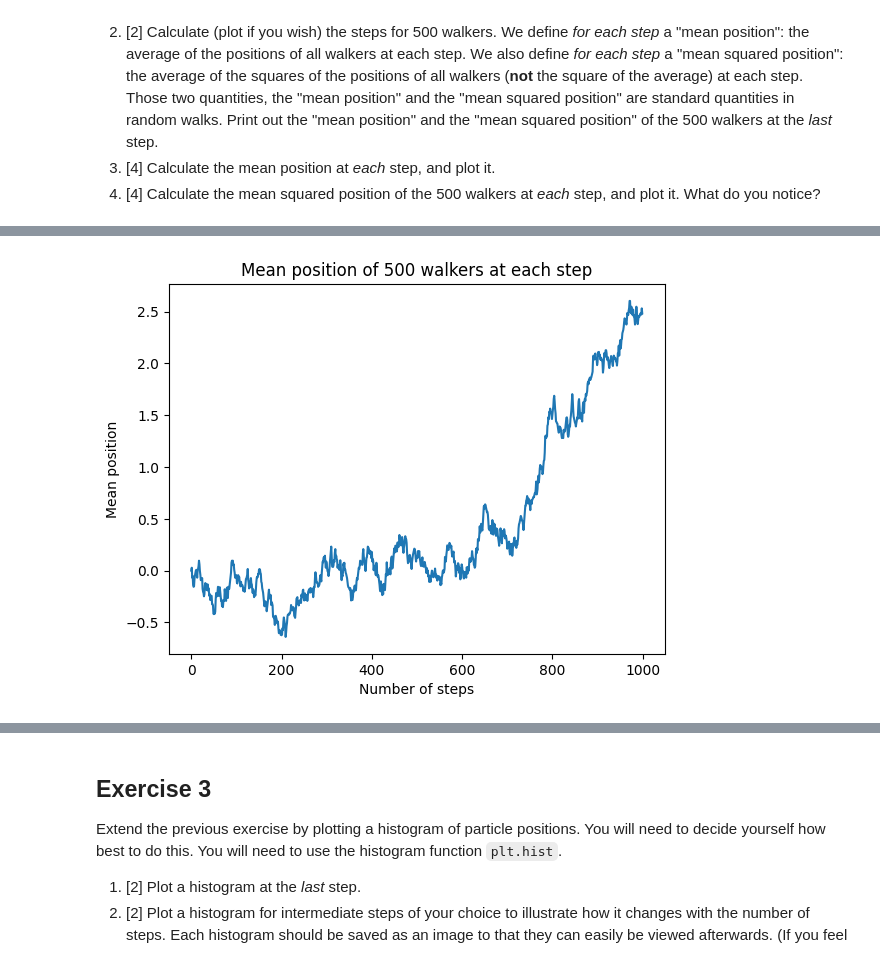
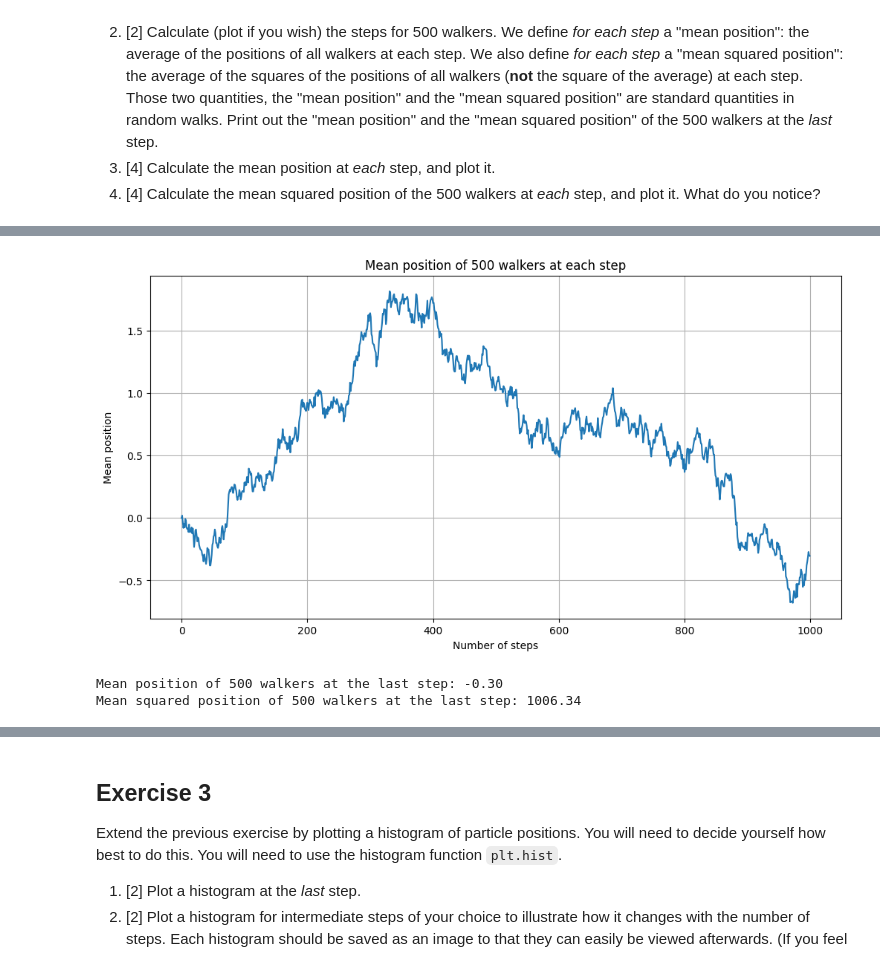
Before and after one commit to PX2145-2025/week-7-b-Finlay-Hall, a Jupyter notebook: Random_walk.ipynb, the cells around one changed output, grey strips where cells are left out. Drawn from its saved outputs; the diff is of its cells as text; code cells hidden in the pictures.

```diff
--- a/Random_walk.ipynb
+++ b/Random_walk.ipynb
@@ -107,33 +107,3 @@ Which you will fill with the `steps` of each `N` particles. You may find [week 6
  3. [4] Calculate the mean position at _each_ step, and plot it.
  4. [4] Calculate the mean squared position of the 500 walkers at _each_ step, and
 plot it. What do you notice?
-# %%
-def walk(steps, N):
-    '''
-    steps is the length of the 2-D random walk vector returned
-    '''
-    particles = np.zeros((steps, N), int)  # initialise the array of integers
-    x[0] = 0  # start at the origin
-    for i in range(1, len(x)):
-        rnd = random()  # rnd selected from [0,1)
-        # step left or right randomly ...
-        if (rnd<0.5):
-            x[i] = x[i-1] + 1  # steps right one unit
-        else:
-            x[i] = x[i-1] - 1 # steps left one unit
-    return x
-
-
-steps = 1000
-N = 10
-
-for steps in range(N): # use range function to plot for 10 walkers
-  position = walk(steps, N)
-  plt.plot(position)
-
-plt.xlabel('Number of steps')
-plt.ylabel('Position')
-plt.title('Position of 10 walkers')
-
-mean_last = np.average(particles, axis=1) # mean position at last
-mean_squared_last = np.average(particles**2, axis=1) # mean squared position at last
@@ -143,18 +131,23 @@ Text(0.5, 1.0, 'Position of 10 walkers')
 # %%
 steps = 1000
 N = 500
 
 particles = np.zeros((steps, N), int) # initialise the array of integers
 for j in range(N):
-    particles[:, j] = walk(steps, N)
+    particles[:, j] = walk(steps) # call walk function created earlier
 
-mean = np.average(particles, axis=1) # mean position at each step
-
-# Plot the mean position at each step
-plt.plot(mean)
+# plotting the mean position at each step
+plt.figure(figsize=(12, 6))
+plt.plot(mean_position)
 plt.xlabel('Number of steps')
 plt.ylabel('Mean position')
 plt.title('Mean position of 500 walkers at each step')
+plt.grid()
 plt.show()
+
+print(f"Mean position of 500 walkers at the last step: {mean_position[-1]:.2f}")
+print(f"Mean squared position of 500 walkers at the last step: {mean_squared_position[-1]:.2f}")
 # %% [output]
-[figure, old version]
+[figure, new version]
+Mean position of 500 walkers at the last step: -0.30
+Mean squared position of 500 walkers at the last step: 1006.34
```
Also changed, not shown: parts of 6 cells of this notebook.
